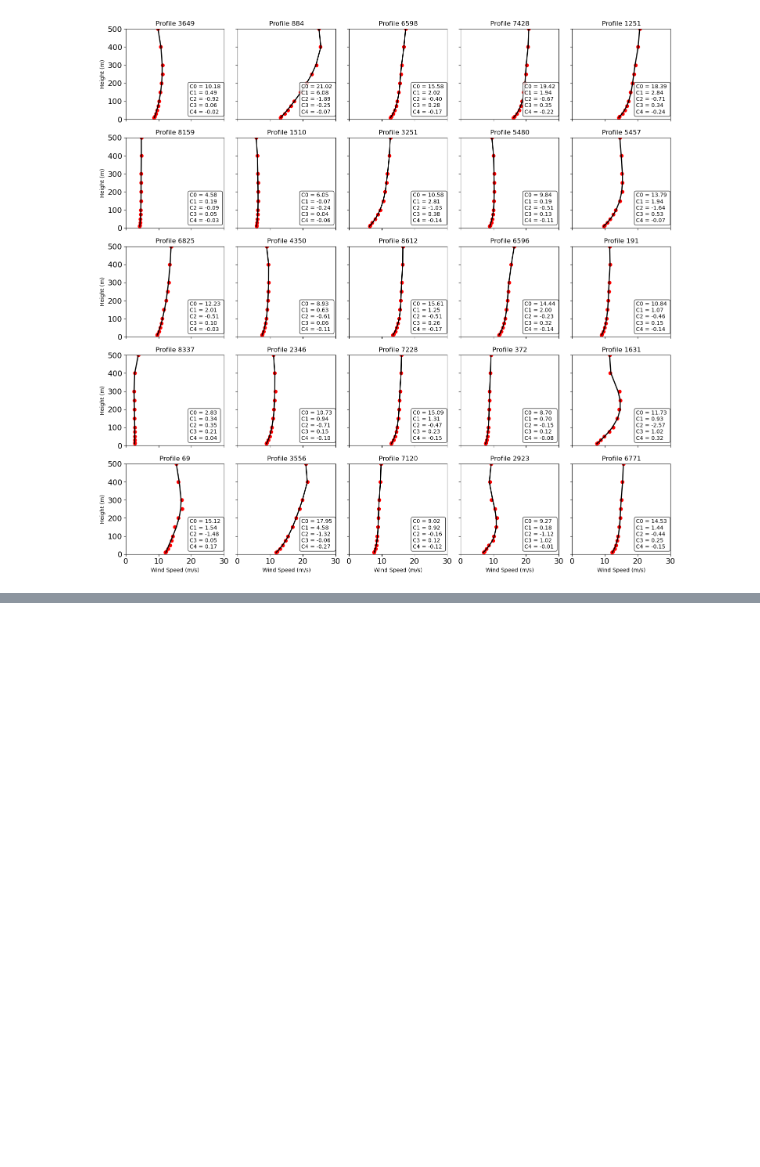
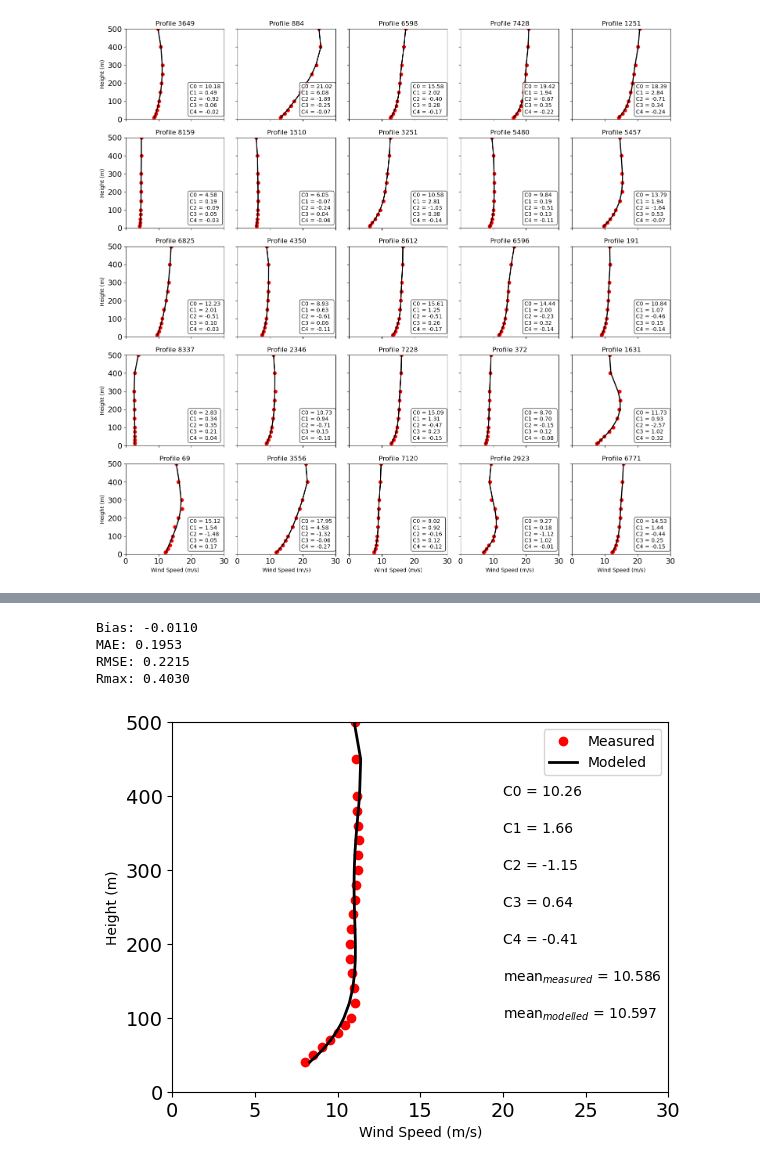
Before and after one commit to HarishBaki/DL_based_wind_profile_estimation, a Jupyter notebook: data/Chebyshey_estimation.ipynb, the cells around one changed output, grey strips where cells are left out. Drawn from its saved outputs; the diff is of its cells as text; code cells hidden in the pictures; blank space fills up the shorter version.

```diff
--- a/data/Chebyshey_estimation.ipynb
+++ b/data/Chebyshey_estimation.ipynb
@@ -237,0 +184,5 @@ plt.savefig('Figures/chebyshev_fit_with_p4_real_data.pdf',dpi=300,bbox_inches='t
+# %%
+obs_levels = np.array([40, 50, 60, 70, 80, 90, 100, 120, 140, 160, 180, 200, 220, 240, 260, 280, 300, 320, 340, 360, 380, 400, 450, 500])
+df_Obs = pd.read_csv('Heligoland_wind.csv',index_col=0,parse_dates=True)
+# Resampling the data to hourly frequency, by averaging the values
+df_Obs = df_Obs.resample('H').mean() #['Obs_wind_speed']['ws_50_m']
@@ -237,0 +217,6 @@ plt.savefig('Figures/chebyshev_fit_with_p4_real_data.pdf',dpi=300,bbox_inches='t
+# %%
+M = df_Obs.loc['2017-03-23T12:00:00':'2017-03-23T12:00:00'].values[0]
+Z = obs_levels
+CPtype = 1
+p = 4
+print('sample wind:',M,' and sample height: ',Z, normalize(Z))
@@ -237,0 +231,43 @@ plt.savefig('Figures/chebyshev_fit_with_p4_real_data.pdf',dpi=300,bbox_inches='t
+# %%
+p = 4
+Coeff = Chebyshev_Coeff(Z, M,p, CPtype)
+Mp = WindProfile(Z,Coeff)
+# Calculate statistics
+Bias = np.mean(M - Mp)
+MAE = np.mean(np.abs(M - Mp))
+RMSE = np.sqrt(np.mean((M - Mp)**2))
+Rmax = np.max(np.abs(M - Mp))
+
+# Print the statistics
+print(f'Bias: {Bias:.4f}')
+print(f'MAE: {MAE:.4f}')
+print(f'RMSE: {RMSE:.4f}')
+print(f'Rmax: {Rmax:.4f}')
+
+# Create Coeff_tot array
+Coeff_tot = np.zeros(10)
+Coeff_tot[:len(Coeff)] = Coeff
+
+# Plot and save the figure
+fig, ax = plt.subplots()
+ax.plot(M, Z, 'or', markerfacecolor='r')
+ax.plot(Mp, Z, '-k', linewidth=2)
+ax.set(xlabel='Wind Speed (m/s)', ylabel='Height (m)')
+ax.set_xlim([0, 30])
+ax.set_ylim([0, 500])
+ax.tick_params(labelsize=14)
+ax.legend(['Measured', 'Modeled'])
+plt.text(20, 400, f'C0 = {Coeff_tot[0]:.2f}')
+plt.text(20, 350, f'C1 = {Coeff_tot[1]:.2f}')
+plt.text(20, 300, f'C2 = {Coeff_tot[2]:.2f}')
+plt.text(20, 250, f'C3 = {Coeff_tot[3]:.2f}')
+plt.text(20, 200, f'C4 = {Coeff_tot[4]:.2f}')
+plt.text(20, 150, fr'mean$_{{measured}}$ = {M.mean():.3f}')
+plt.text(20, 100, fr'mean$_{{modelled}}$ = {Mp.mean():.3f}')
+plt.savefig('chebyshev_fit_with_p4_Heligoland_data.png')
+# %% [output]
+Bias: -0.0110
+MAE: 0.1953
+RMSE: 0.2215
+Rmax: 0.4030
+[figure, added]
```
Also changed, not shown: parts of 17 cells of this notebook, 14 other files.
